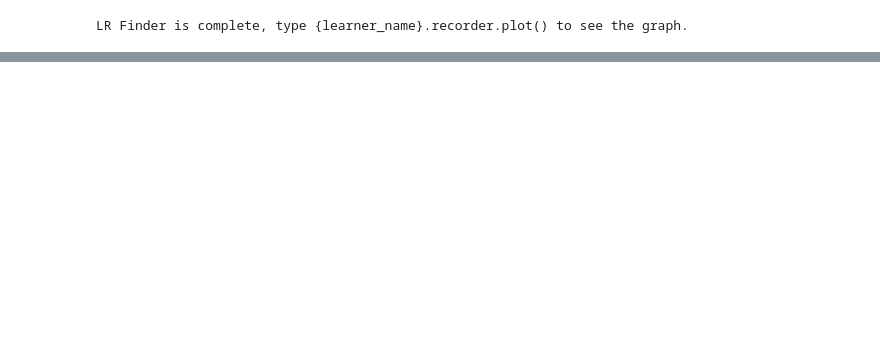
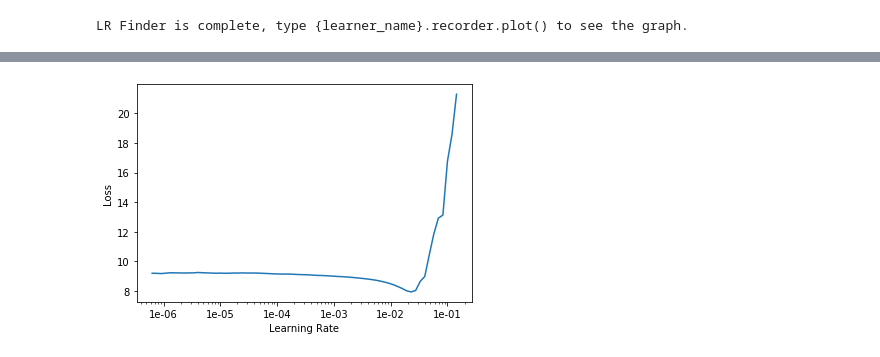
Before and after one commit to rickyfernandez/fastai_nlp, a Jupyter notebook: seq2seq-translation.ipynb, the cells around one changed output, grey strips where cells are left out. Saved outputs shown, nothing was run; the diff lists cells and outputs as text; code cells hidden in the pictures; blank space fills up the shorter version.

```diff
--- a/seq2seq-translation.ipynb
+++ b/seq2seq-translation.ipynb
@@ -747,0 +751,12 @@ inputs[4000], targets[4000], outputs[4000]
+# %%
+class TeacherForcing(LearnerCallback):
+
+    def __init__(self, learn, end_epoch):
+        super().__init__(learn)
+        self.end_epoch = end_epoch
+
+    def on_batch_begin(self, last_input, last_target, train, **kwargs):
+        if train: return {'last_input': [last_input, last_target]}
+
+    def on_epoch_begin(self, epoch, **kwargs):
+        self.learn.model.pr_force = 1 - epoch/self.end_epoch
@@ -747,0 +817,8 @@ inputs[4000], targets[4000], outputs[4000]
+# %%
+emb_enc = torch.load(model_path/'fr_emb.pth')
+emb_dec = torch.load(model_path/'en_emb.pth')
+# %%
+rnn_tf = Seq2SeqRNN_tf(emb_enc, emb_dec, 256, 30)
+
+learn = Learner(data, rnn_tf, loss_func=seq2seq_loss, metrics=[seq2seq_acc, CorpusBLEU(len(data.y.vocab.itos))],
+               callback_fns=partial(TeacherForcing, end_epoch=3))
@@ -747,0 +830,4 @@ inputs[4000], targets[4000], outputs[4000]
+# %%
+learn.recorder.plot()
+# %% [output]
+[figure, added]
```
Also changed, not shown: parts of 22 cells of this notebook, 1 other file.
